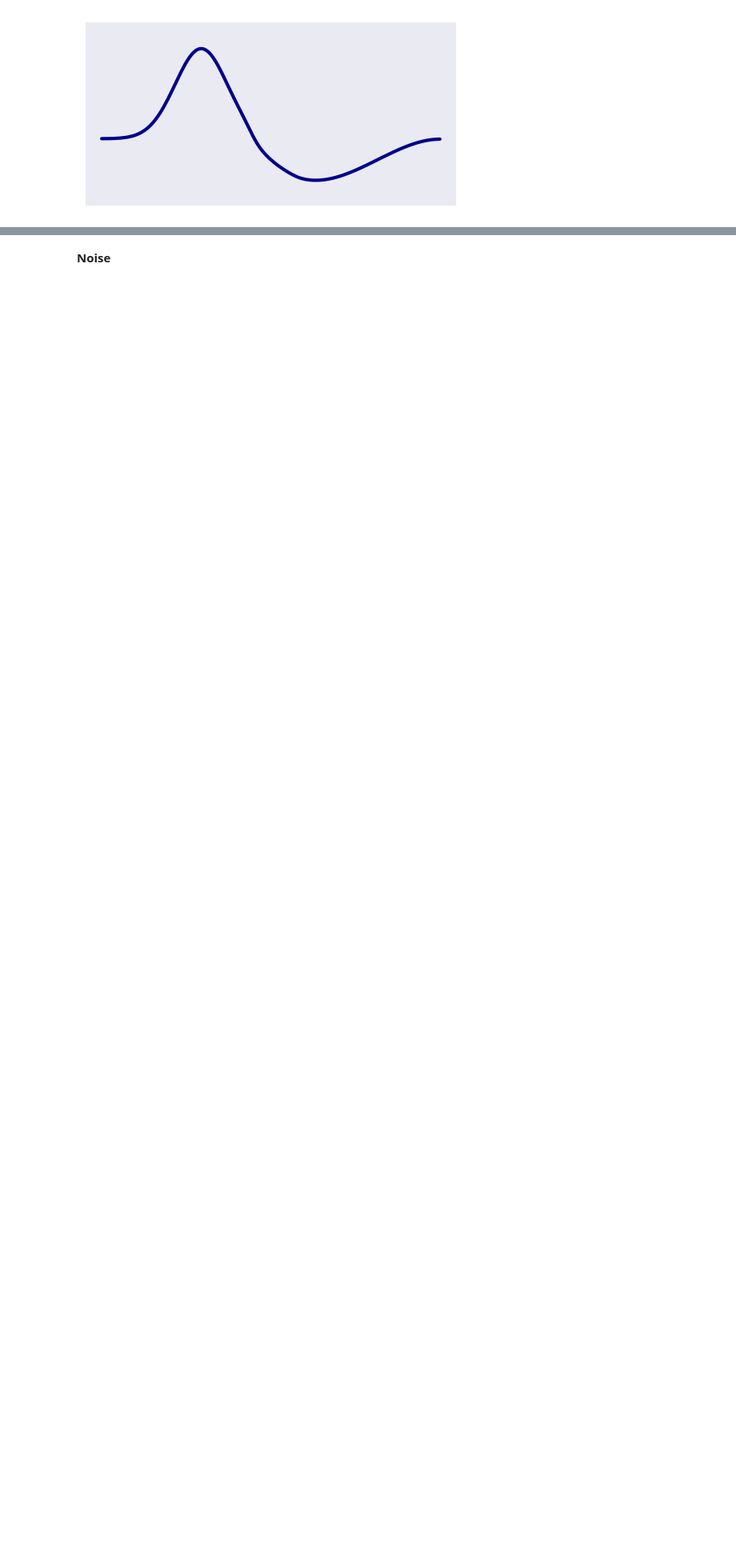
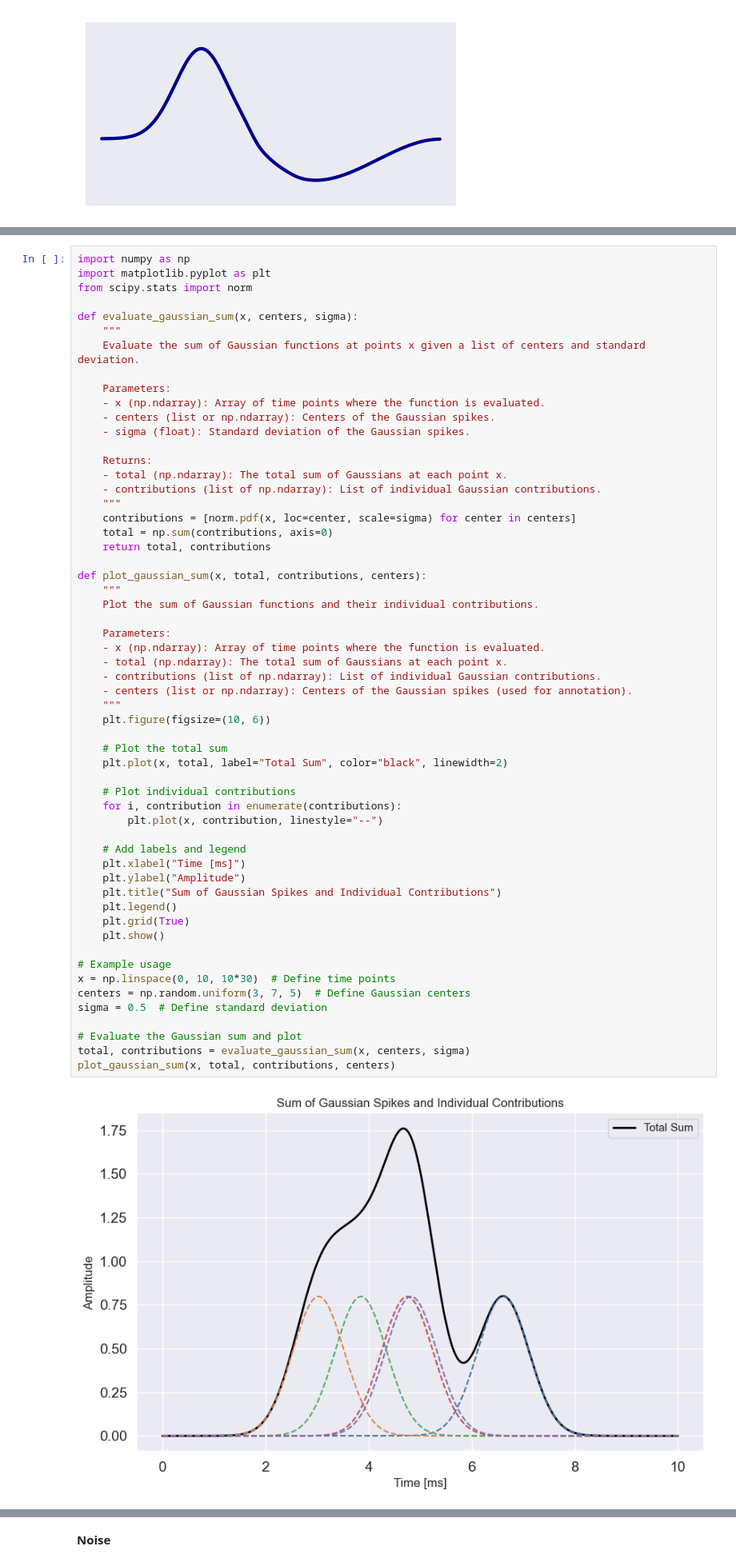
Before and after one commit to TheresaDF/NeuronSpikeEye, a Jupyter notebook: src/visualizations/simulated_data.ipynb, the cells around one changed output, grey strips where cells are left out. Shown: that part at 80% size. Saved outputs shown, nothing was run; the diff lists cells and outputs as text; blank space fills up the shorter version.

```diff
--- a/src/visualizations/simulated_data.ipynb
+++ b/src/visualizations/simulated_data.ipynb
@@ -48,3 +93,62 @@ plt.show()
+# %%
+import numpy as np
+import matplotlib.pyplot as plt
+from scipy.stats import norm
+
+def evaluate_gaussian_sum(x, centers, sigma):
+    """
+    Evaluate the sum of Gaussian functions at points x given a list of centers and standard deviation.
+
+    Parameters:
+    - x (np.ndarray): Array of time points where the function is evaluated.
+    - centers (list or np.ndarray): Centers of the Gaussian spikes.
+    - sigma (float): Standard deviation of the Gaussian spikes.
+
+    Returns:
+    - total (np.ndarray): The total sum of Gaussians at each point x.
+    - contributions (list of np.ndarray): List of individual Gaussian contributions.
+    """
+    contributions = [norm.pdf(x, loc=center, scale=sigma) for center in centers]
+    total = np.sum(contributions, axis=0)
+    return total, contributions
+
+def plot_gaussian_sum(x, total, contributions, centers):
+    """
+    Plot the sum of Gaussian functions and their individual contributions.
+
+    Parameters:
+    - x (np.ndarray): Array of time points where the function is evaluated.
+    - total (np.ndarray): The total sum of Gaussians at each point x.
+    - contributions (list of np.ndarray): List of individual Gaussian contributions.
+    - centers (list or np.ndarray): Centers of the Gaussian spikes (used for annotation).
+    """
+    plt.figure(figsize=(10, 6))
+
+    # Plot the total sum
+    plt.plot(x, total, label="Total Sum", color="black", linewidth=2)
+
+    # Plot individual contributions
+    for i, contribution in enumerate(contributions):
+        plt.plot(x, contribution, linestyle="--")
+
+    # Add labels and legend
+    plt.xlabel("Time [ms]")
+    plt.ylabel("Amplitude")
+    plt.title("Sum of Gaussian Spikes and Individual Contributions")
+    plt.legend()
+    plt.grid(True)
+    plt.show()
+
+# Example usage
+x = np.linspace(0, 10, 10*30)  # Define time points
+centers = np.random.uniform(3, 7, 5)  # Define Gaussian centers
+sigma = 0.5  # Define standard deviation
+
+# Evaluate the Gaussian sum and plot
+total, contributions = evaluate_gaussian_sum(x, centers, sigma)
+plot_gaussian_sum(x, total, contributions, centers)
+# %% [output]
+[figure, added]
 # %%
 norm_dist = norm.pdf(np.linspace(-2, 2, 100), 0, 0.5)
 lognorm_dist = lognorm.pdf(np.linspace(0, 2, 100), 1)
```
Also changed, not shown: parts of 4 cells of this notebook, 2 other files.
